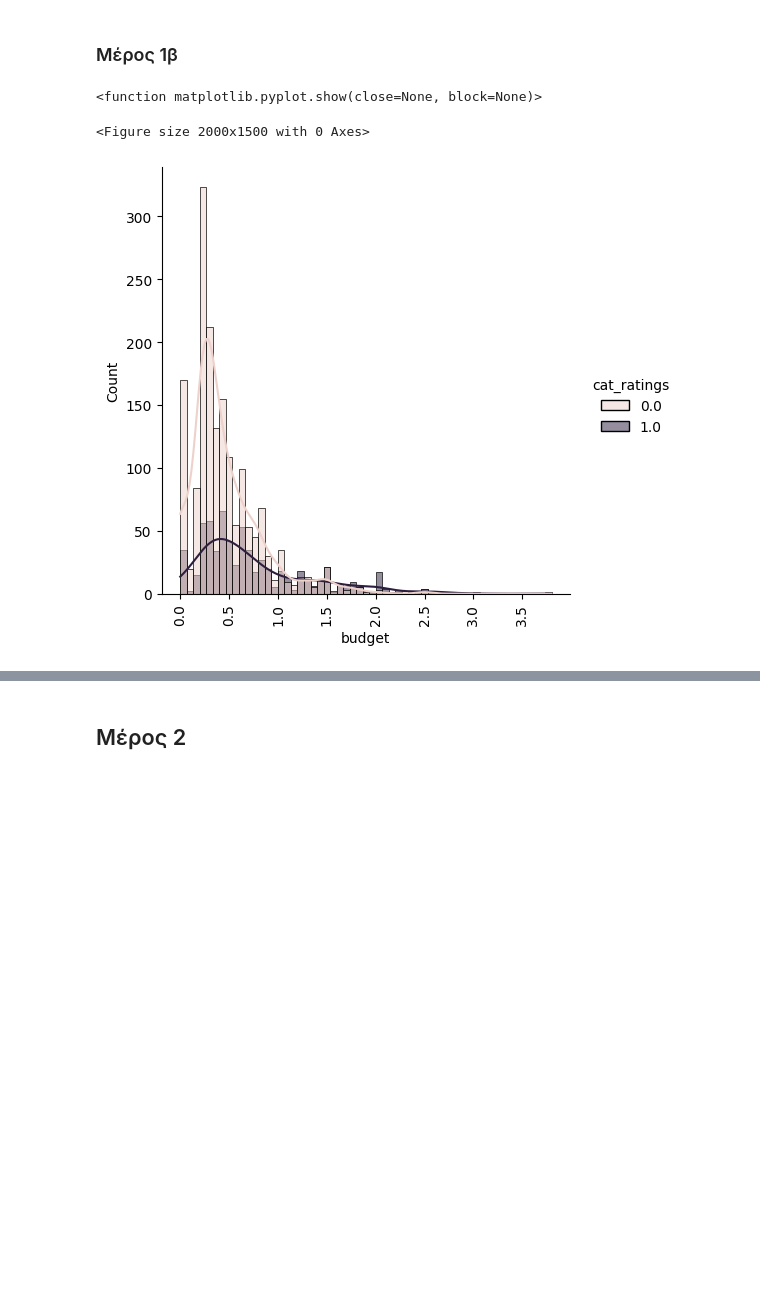
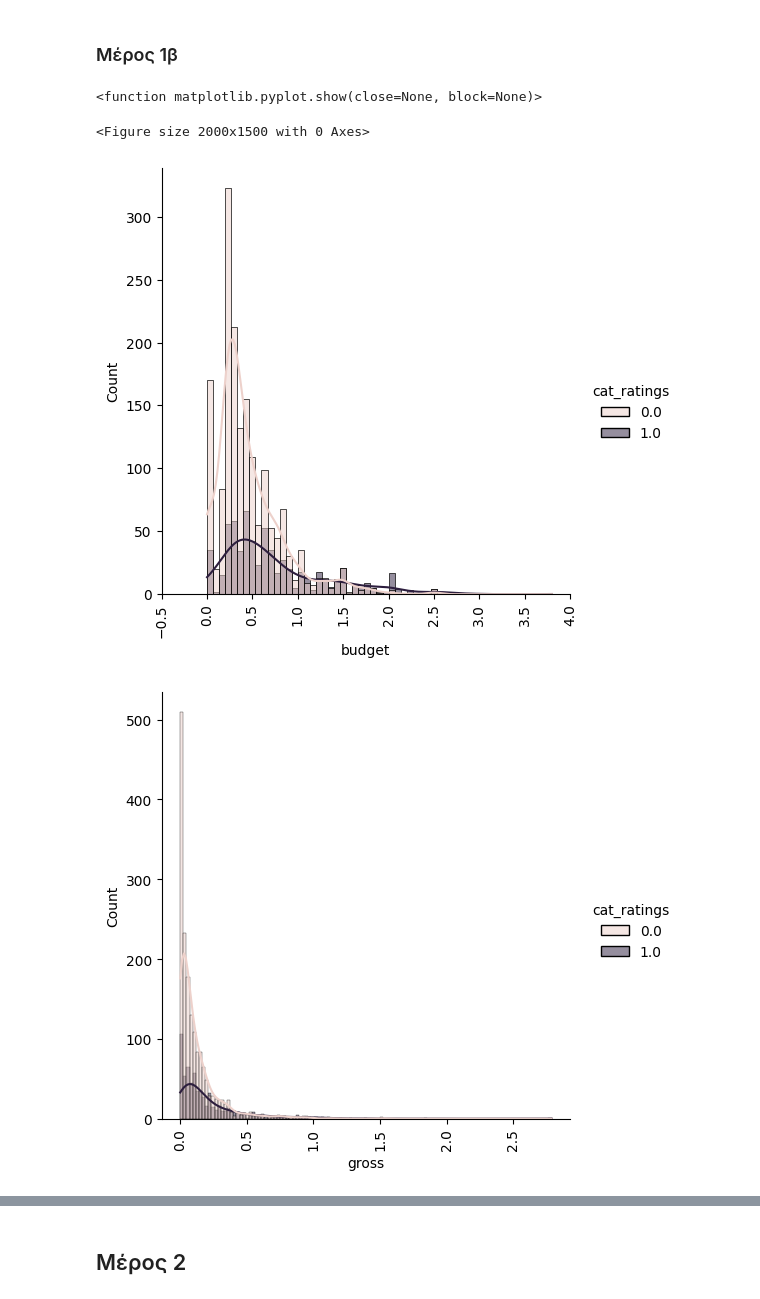
Before and after one commit to steltze/ai-lab, a Jupyter notebook: Lab3/AI_23_decision_trees_Student_Version.ipynb, the cells around one changed output, grey strips where cells are left out. Drawn from its saved outputs; the diff is of its cells as text; code cells hidden in the pictures; blank space fills up the shorter version.

```diff
--- a/Lab3/AI_23_decision_trees_Student_Version.ipynb
+++ b/Lab3/AI_23_decision_trees_Student_Version.ipynb
@@ -184,28 +199,30 @@ Datatypes: Integers.
 movies_metadata["movieId"] = movies_metadata["id"]
 dataset = pd.merge(movies_metadata, ratings, on='movieId')
 dataset = dataset[dataset['rating'].notna()]
+dataset.fillna("UNK", inplace=True)
 # %%
 cat_ratings = [1 if r > 3 else 0 for r in dataset["rating"]]
 dataset["cat_ratings"] = cat_ratings
 
 from sklearn.metrics import accuracy_score
 
 
 import warnings
 warnings.filterwarnings("ignore")
 
 ## Συμπληρώστε τα πεδία τα όποια θέλετε να εξετάσετε
-features = ["budget"] # ποία άλλα πεδία θέλετε να εξετάσετε;
+features = ["budget", "gross"] # ποία άλλα πεδία θέλετε να εξετάσετε;
 plt.figure(figsize = [20, 15]) # φτιάχνουμε ένα κενό διάγραμμα συγκεκριμένου μεγέθους
 for f in features: # για κάθε ένα από τα επιλεγμένα χαρακτηριστικά
     g = sns.displot(data = dataset, kde=True, x = movies_metadata[f], hue='cat_ratings') # τυπώνουμε το αντίστοιχο διάγραμμα
     g.set_xticklabels(rotation=90)
 plt.plot()
 plt.show # εφανίζουμε τα διαγρμάμματα
 # %% [output]
 <function matplotlib.pyplot.show(close=None, block=None)>
 <Figure size 2000x1500 with 0 Axes>
-[figure, old version]
+[figure, new version]
+[figure, added]
 # %%
 def histogram(df, class_feature):
     """
```
Also changed, not shown: parts of 21 cells of this notebook.
